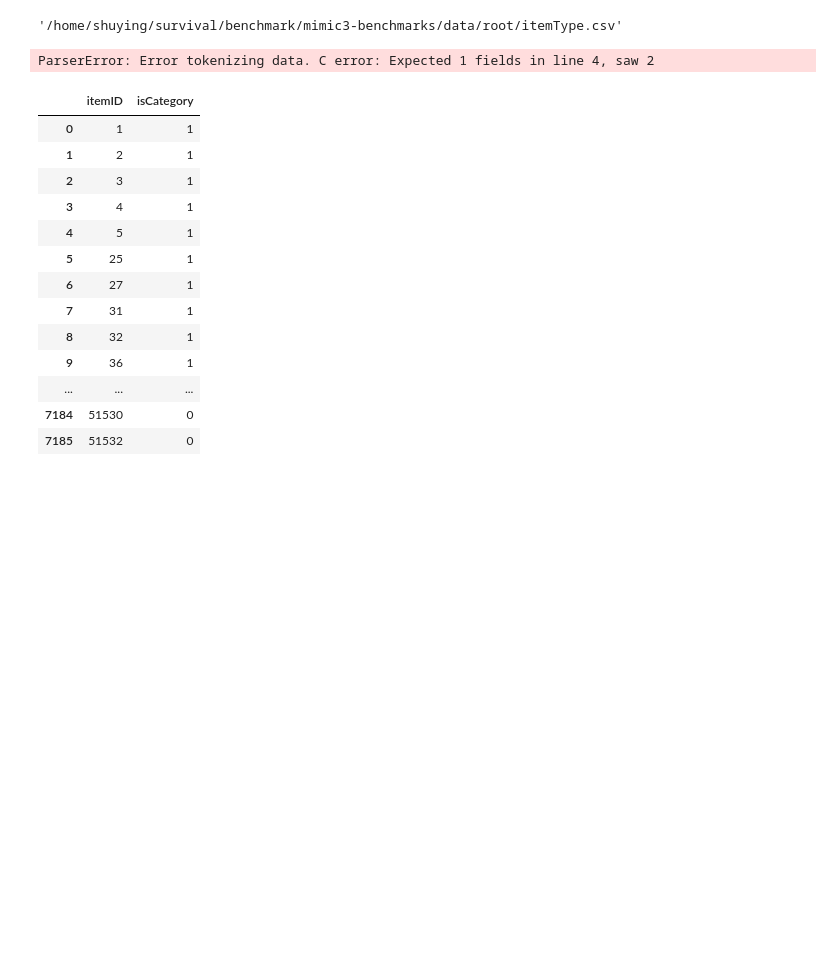
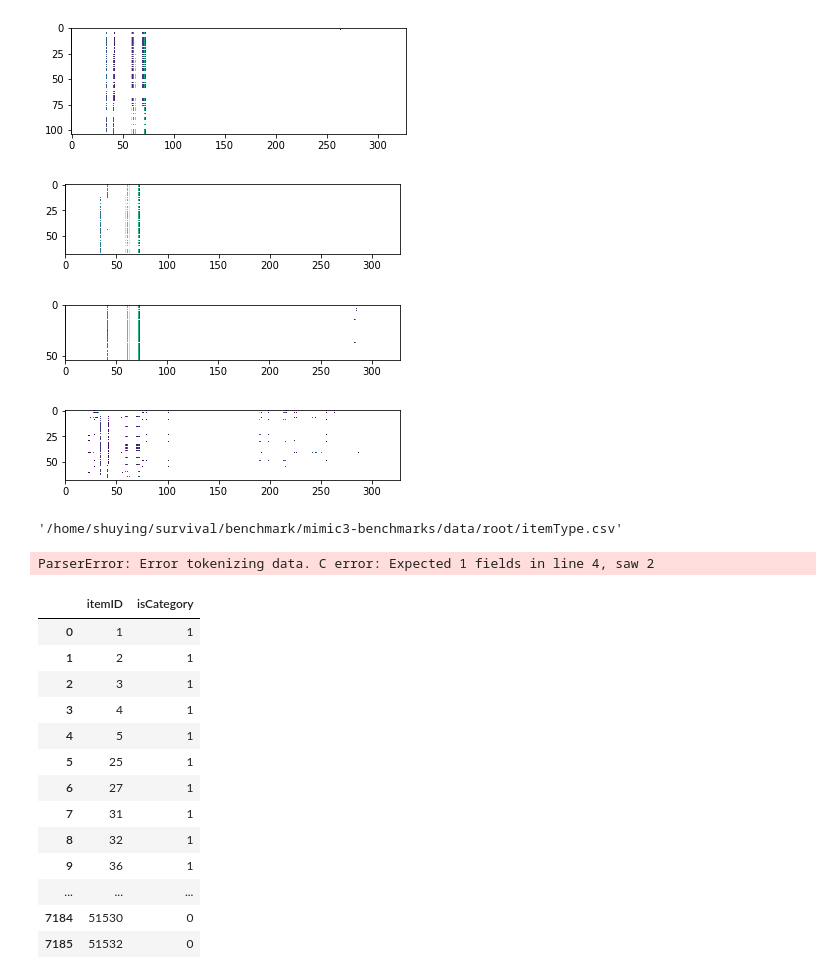
Before and after one commit to lwyanne/mimic3-benchmarks, a Jupyter notebook: mycode/test.ipynb, the cells around one changed output. Saved outputs shown, nothing was run; the diff lists cells and outputs as text; code cells hidden in the pictures; blank space fills up the shorter version.

```diff
--- a/mycode/test.ipynb
+++ b/mycode/test.ipynb
@@ -16,5 +17,3 @@ patientHandler.gen_list()
 # %%
 
 item_dic=createItemPositionDict('/home/shuying/survival/benchmark/mimic3-benchmarks/myvariablesList.csv')
-# %%
-p=patientHandler.get_one(33)
@@ -54,2 +19,0 @@ datetime.datetime(2116, 12, 23, 22, 31, 53)
-# %%
-delta=dt.timedelta(hours=48)
@@ -84,3 +23,48 @@ p
+# %%
+def showpatient(i):
+    p=patientHandler.get_one(i)
+    matrix=np.load(p+'/variables.npy',allow_pickle=True)
+
+    temp=pd.read_csv(os.path.join(p,'stays.csv'))
+    intime=temp['INTIME'][0] # Currently only consider the first ICU STAY #TODO:
+    del temp
+    intime=dt.datetime.fromisoformat(intime)
+    with open(p+'/timeList.txt','r') as f:
+        timeList=f.readline()
+    timeList=timeList.split(',')
+    timeList.pop()
+    timeList=[dt.datetime.fromisoformat(i)-intime for i in timeList]
+    inflag=0
+    for (i,time) in enumerate(timeList):
+        delta=(time.total_seconds())/3600
+        if delta>48:
+            endflag=i
+            break
+        if delta>0 and inflag==0: inflag=i
+
+        del delta
+
+    s=matrix.shape
+    matrix48=np.zeros((endflag-inflag,s[1]+1))
+    matrix48[:,1:]=matrix[inflag:endflag,:]
+    matrix48[:,0]=[i.total_seconds()/3600 for i in timeList[inflag:endflag]]
+    plt.imshow(matrix48)
+# %%
+showpatient(29994)
+# %% [output]
+[figure, added]
+# %%
+showpatient(29995)
+# %% [output]
+[figure, added]
+# %%
+showpatient(29999)
+# %% [output]
+[figure, added]
+# %%
+showpatient(29989)
+# %% [output]
+[figure, added]
 # %%
 path='/home/shuying/survival/benchmark/mimic3-benchmarks/data/root/'+'itemType.csv'
 # %%
```
Also changed, not shown: parts of 11 cells of this notebook, 6 other files.
